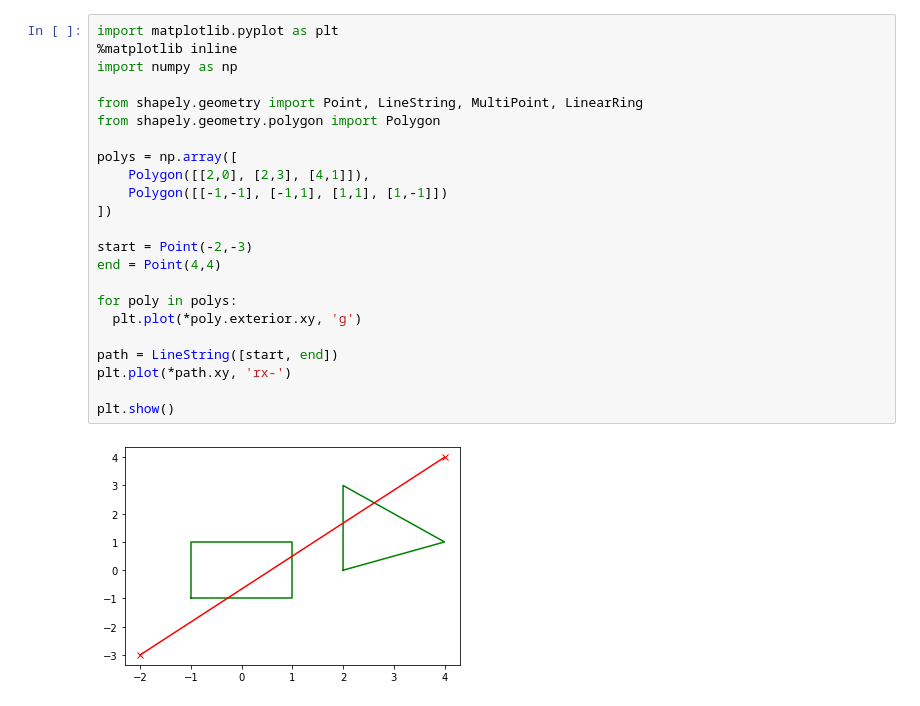
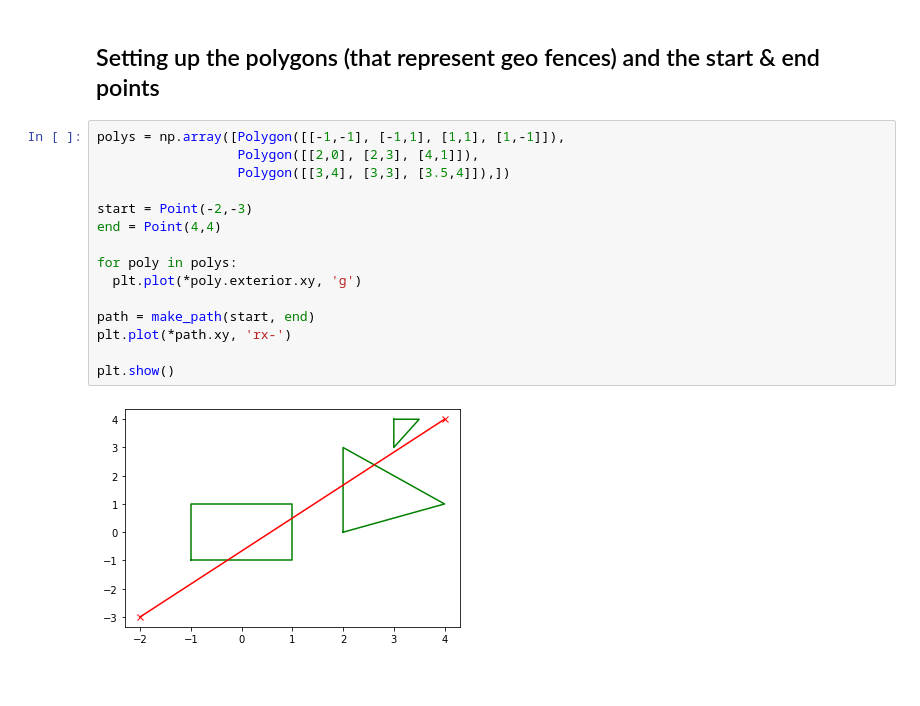
Before and after one commit to pratikluitel/ros-geofencing, a Jupyter notebook: Test notebooks/svga_test.ipynb, the cells around one changed output. Drawn from its saved outputs; the diff is of its cells as text; blank space fills up the shorter version.

```diff
--- a/Test notebooks/svga_test.ipynb
+++ b/Test notebooks/svga_test.ipynb
@@ -3,25 +95,19 @@
+# %% [markdown]
+## Setting up the polygons (that represent geo fences) and the start & end points
 # %%
-import matplotlib.pyplot as plt
-%matplotlib inline
-import numpy as np
-
-from shapely.geometry import Point, LineString, MultiPoint, LinearRing
-from shapely.geometry.polygon import Polygon
-
-polys = np.array([
-    Polygon([[2,0], [2,3], [4,1]]),
-    Polygon([[-1,-1], [-1,1], [1,1], [1,-1]])
-])
+polys = np.array([Polygon([[-1,-1], [-1,1], [1,1], [1,-1]]),
+                  Polygon([[2,0], [2,3], [4,1]]),
+                  Polygon([[3,4], [3,3], [3.5,4]]),])
 
 start = Point(-2,-3)
 end = Point(4,4)
 
 for poly in polys:
   plt.plot(*poly.exterior.xy, 'g')
 
-path = LineString([start, end])
+path = make_path(start, end)
 plt.plot(*path.xy, 'rx-')
 
 plt.show()
 # %% [output]
-[figure, old version]
+[figure, new version]
```
Also changed, not shown: parts of 9 cells of this notebook.
